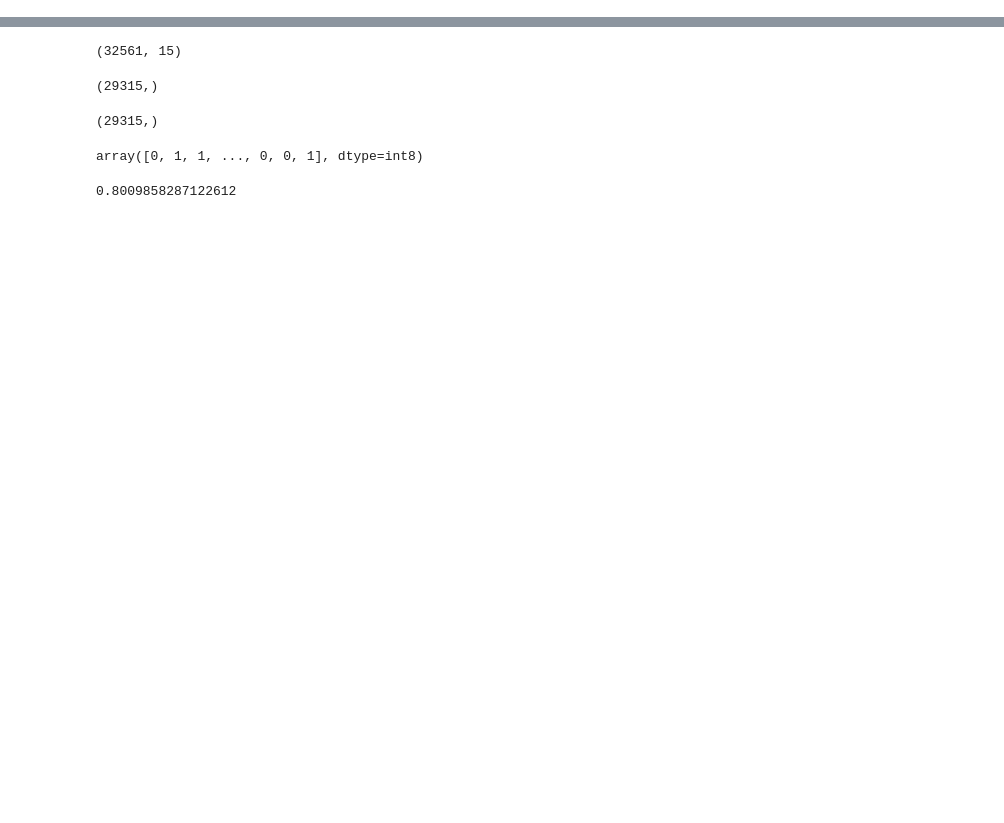
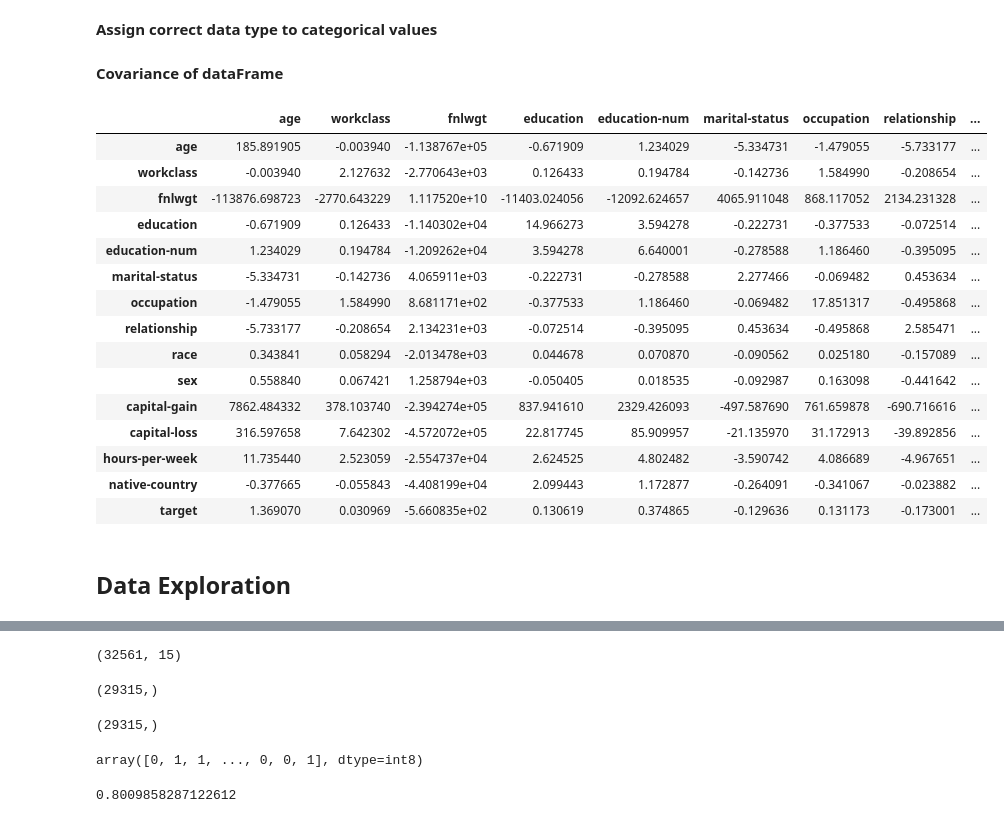
Before and after one commit to clyton/uci-cs273p-project, a Jupyter notebook: adult/adult.ipynb, the cells around one changed output, grey strips where cells are left out. Saved outputs shown, nothing was run; the diff lists cells and outputs as text; code cells hidden in the pictures; blank space fills up the shorter version.

```diff
--- a/adult/adult.ipynb
+++ b/adult/adult.ipynb
@@ -3,0 +13,2 @@ import numpy as np
+# %% [markdown]
+**Assign correct data type to categorical values**
@@ -3,0 +20,23 @@ import numpy as np
+# %% [markdown]
+**Covariance of dataFrame**
+# %%
+trdf.cov()
+# %% [output]
+|  | age | workclass | fnlwgt | education | education-num | marital-status | occupation | relationship | ... |
+| age | 185.891905 | -0.003940 | -1.138767e+05 | -0.671909 | 1.234029 | -5.334731 | -1.479055 | -5.733177 | ... |
+| workclass | -0.003940 | 2.127632 | -2.770643e+03 | 0.126433 | 0.194784 | -0.142736 | 1.584990 | -0.208654 | ... |
+| fnlwgt | -113876.698723 | -2770.643229 | 1.117520e+10 | -11403.024056 | -12092.624657 | 4065.911048 | 868.117052 | 2134.231328 | ... |
+| education | -0.671909 | 0.126433 | -1.140302e+04 | 14.966273 | 3.594278 | -0.222731 | -0.377533 | -0.072514 | ... |
+| education-num | 1.234029 | 0.194784 | -1.209262e+04 | 3.594278 | 6.640001 | -0.278588 | 1.186460 | -0.395095 | ... |
+| marital-status | -5.334731 | -0.142736 | 4.065911e+03 | -0.222731 | -0.278588 | 2.277466 | -0.069482 | 0.453634 | ... |
+| occupation | -1.479055 | 1.584990 | 8.681171e+02 | -0.377533 | 1.186460 | -0.069482 | 17.851317 | -0.495868 | ... |
+| relationship | -5.733177 | -0.208654 | 2.134231e+03 | -0.072514 | -0.395095 | 0.453634 | -0.495868 | 2.585471 | ... |
+| race | 0.343841 | 0.058294 | -2.013478e+03 | 0.044678 | 0.070870 | -0.090562 | 0.025180 | -0.157089 | ... |
+| sex | 0.558840 | 0.067421 | 1.258794e+03 | -0.050405 | 0.018535 | -0.092987 | 0.163098 | -0.441642 | ... |
+| capital-gain | 7862.484332 | 378.103740 | -2.394274e+05 | 837.941610 | 2329.426093 | -497.587690 | 761.659878 | -690.716616 | ... |
+| capital-loss | 316.597658 | 7.642302 | -4.572072e+05 | 22.817745 | 85.909957 | -21.135970 | 31.172913 | -39.892856 | ... |
+| hours-per-week | 11.735440 | 2.523059 | -2.554737e+04 | 2.624525 | 4.802482 | -3.590742 | 4.086689 | -4.967651 | ... |
+| native-country | -0.377665 | -0.055843 | -4.408199e+04 | 2.099443 | 1.172877 | -0.264091 | -0.341067 | -0.023882 | ... |
+| target | 1.369070 | 0.030969 | -5.660835e+02 | 0.130619 | 0.374865 | -0.129636 | 0.131173 | -0.173001 | ... |
+# %% [markdown]
+## Data Exploration
```
Also changed, not shown: parts of 16 cells of this notebook.
